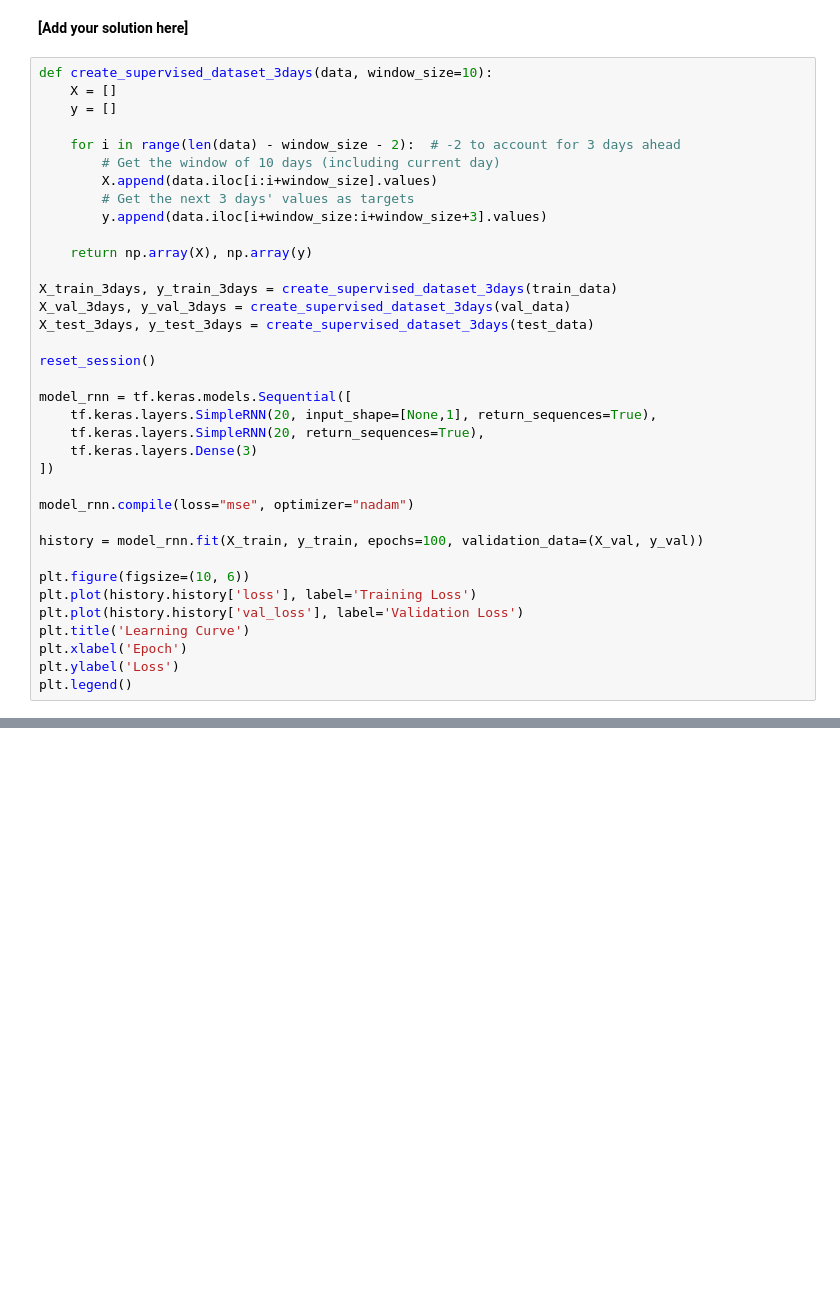
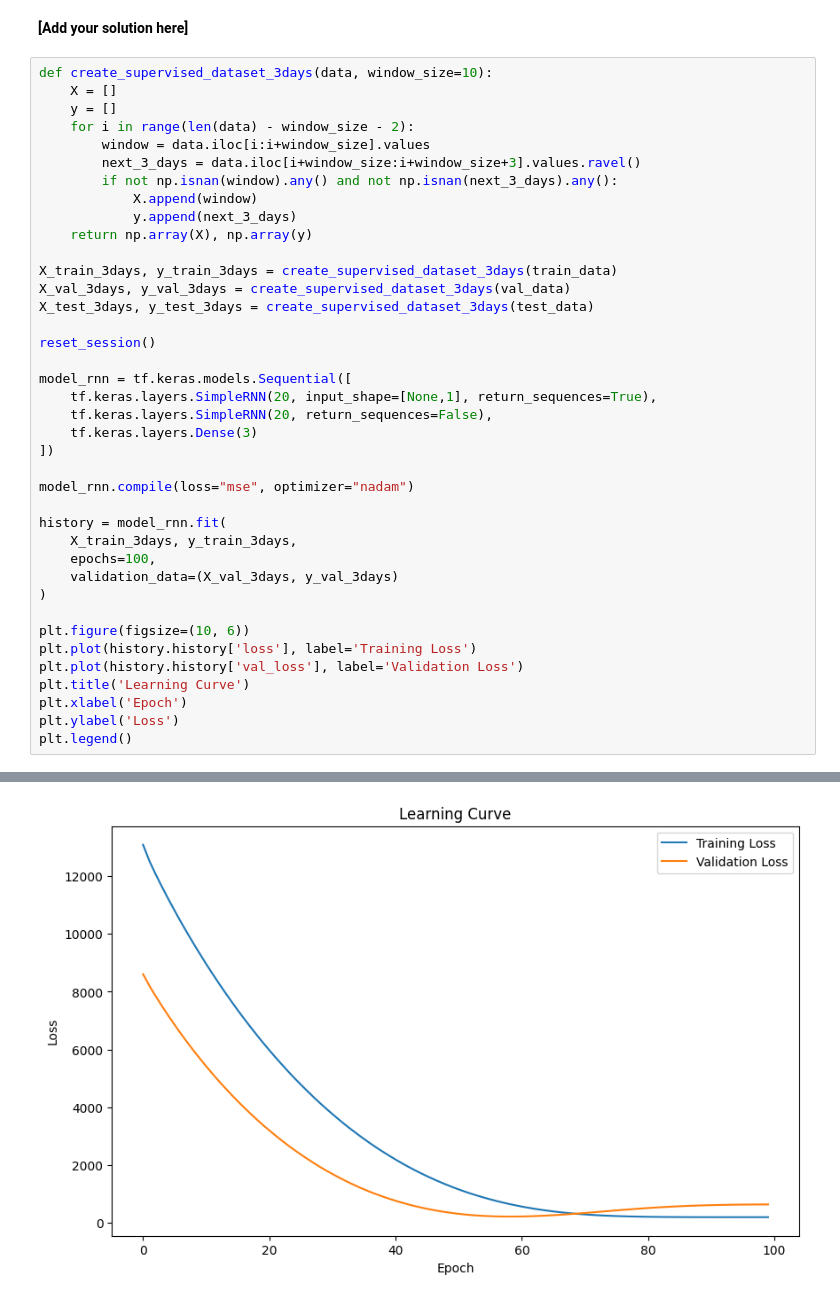
Before and after one commit to tchiu04/CFRM-421, a Jupyter notebook: Homework4-1.ipynb, the cells around one changed output, grey strips where cells are left out. Cells and saved outputs as stored; diff of their text form; blank space fills up the shorter version.

```diff
--- a/Homework4-1.ipynb
+++ b/Homework4-1.ipynb
@@ -824,13 +882,12 @@ Create a supervised learning dataset suitable for predicting 3 days ahead instea
 def create_supervised_dataset_3days(data, window_size=10):
     X = []
     y = []
-
-    for i in range(len(data) - window_size - 2):  # -2 to account for 3 days ahead
-        # Get the window of 10 days (including current day)
-        X.append(data.iloc[i:i+window_size].values)
-        # Get the next 3 days' values as targets
-        y.append(data.iloc[i+window_size:i+window_size+3].values)
-
+    for i in range(len(data) - window_size - 2):
+        window = data.iloc[i:i+window_size].values
+        next_3_days = data.iloc[i+window_size:i+window_size+3].values.ravel()
+        if not np.isnan(window).any() and not np.isnan(next_3_days).any():
+            X.append(window)
+            y.append(next_3_days)
     return np.array(X), np.array(y)
 
 X_train_3days, y_train_3days = create_supervised_dataset_3days(train_data)
@@ -841,13 +898,17 @@ reset_session()
 
 model_rnn = tf.keras.models.Sequential([
     tf.keras.layers.SimpleRNN(20, input_shape=[None,1], return_sequences=True),
-    tf.keras.layers.SimpleRNN(20, return_sequences=True),
+    tf.keras.layers.SimpleRNN(20, return_sequences=False),
     tf.keras.layers.Dense(3)
 ])
 
 model_rnn.compile(loss="mse", optimizer="nadam")
 
-history = model_rnn.fit(X_train, y_train, epochs=100, validation_data=(X_val, y_val))
+history = model_rnn.fit(
+    X_train_3days, y_train_3days,
+    epochs=100,
+    validation_data=(X_val_3days, y_val_3days)
+)
 
 plt.figure(figsize=(10, 6))
 plt.plot(history.history['loss'], label='Training Loss')
@@ -856,3 +917,4 @@ plt.title('Learning Curve')
 plt.xlabel('Epoch')
 plt.ylabel('Loss')
 plt.legend()
+# %% [output]
@@ -859 +940,2 @@ plt.legend()
+[figure, added]
 # %%
```
Also changed, not shown: parts of 7 cells of this notebook.
